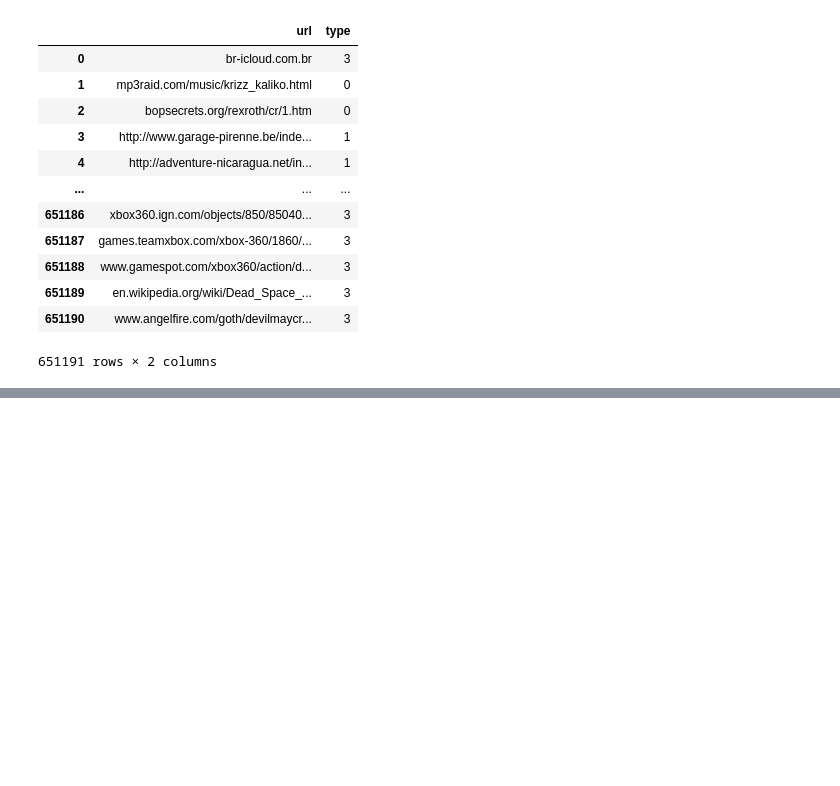
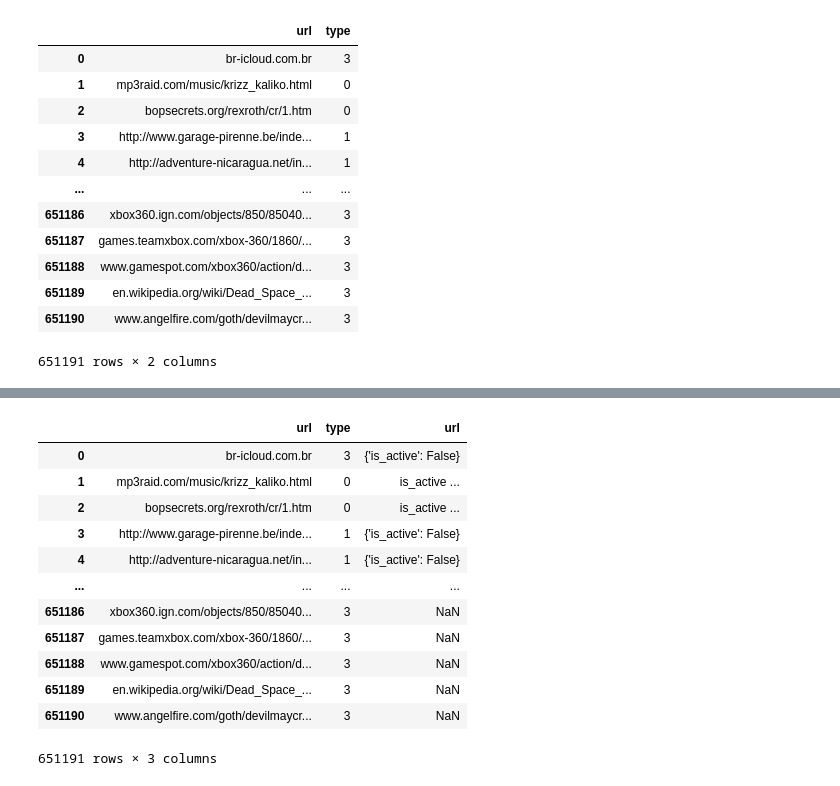
Before and after one commit to alonfirestein/Malicious-URL-Detection, a Jupyter notebook: main.ipynb, the cells around one changed output, grey strips where cells are left out. Cells and saved outputs as stored; diff of their text form; code cells hidden in the pictures; blank space fills up the shorter version.

```diff
--- a/main.ipynb
+++ b/main.ipynb
@@ -564,0 +256,17 @@ ModuleNotFoundError: No module named 'waybackpy'
+# %%
+df = pd.concat([df,features],axis=1)
+df
+# %% [output]
+|  | url | type | url |
+| 0 | br-icloud.com.br | 3 | {'is_active': False} |
+| 1 | mp3raid.com/music/krizz_kaliko.html | 0 | is_active ... |
+| 2 | bopsecrets.org/rexroth/cr/1.htm | 0 | is_active ... |
+| 3 | http://www.garage-pirenne.be/inde... | 1 | {'is_active': False} |
+| 4 | http://adventure-nicaragua.net/in... | 1 | {'is_active': False} |
+| ... | ... | ... | ... |
+| 651186 | xbox360.ign.com/objects/850/85040... | 3 | NaN |
+| 651187 | games.teamxbox.com/xbox-360/1860/... | 3 | NaN |
+| 651188 | www.gamespot.com/xbox360/action/d... | 3 | NaN |
+| 651189 | en.wikipedia.org/wiki/Dead_Space_... | 3 | NaN |
+| 651190 | www.angelfire.com/goth/devilmaycr... | 3 | NaN |
+651191 rows × 3 columns
```
Also changed, not shown: parts of 28 cells of this notebook.
